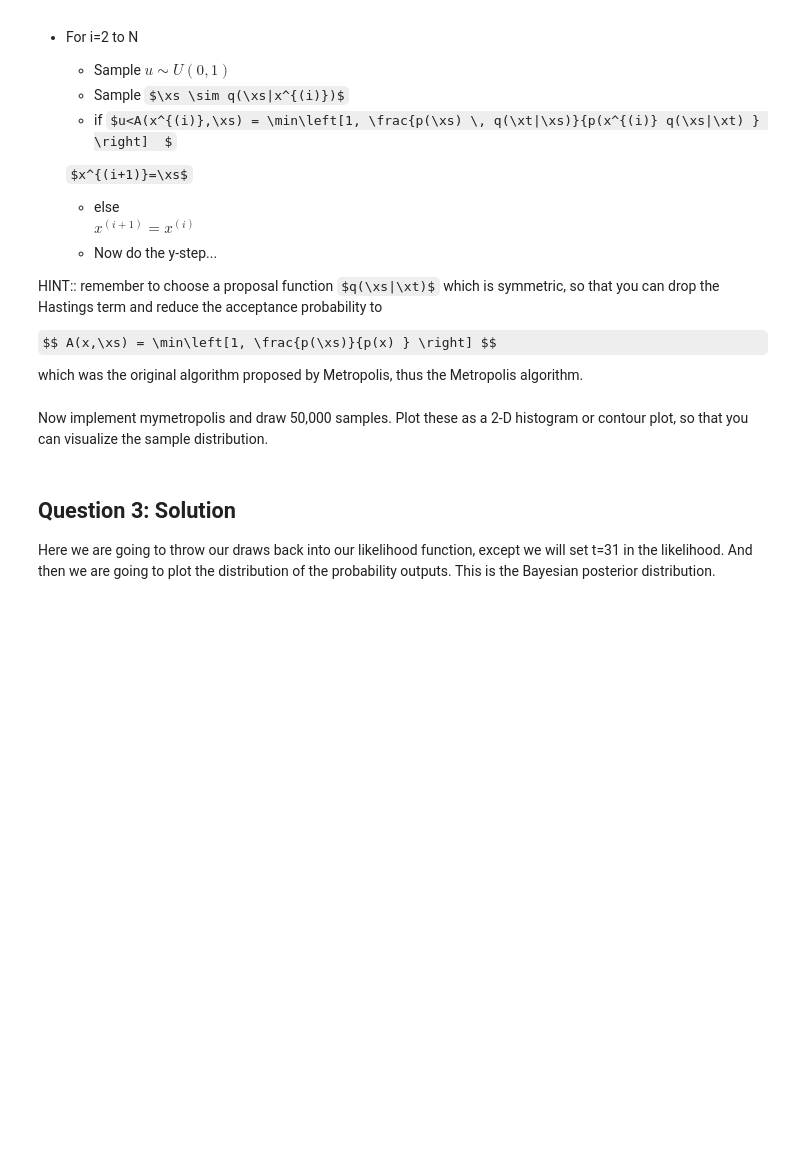
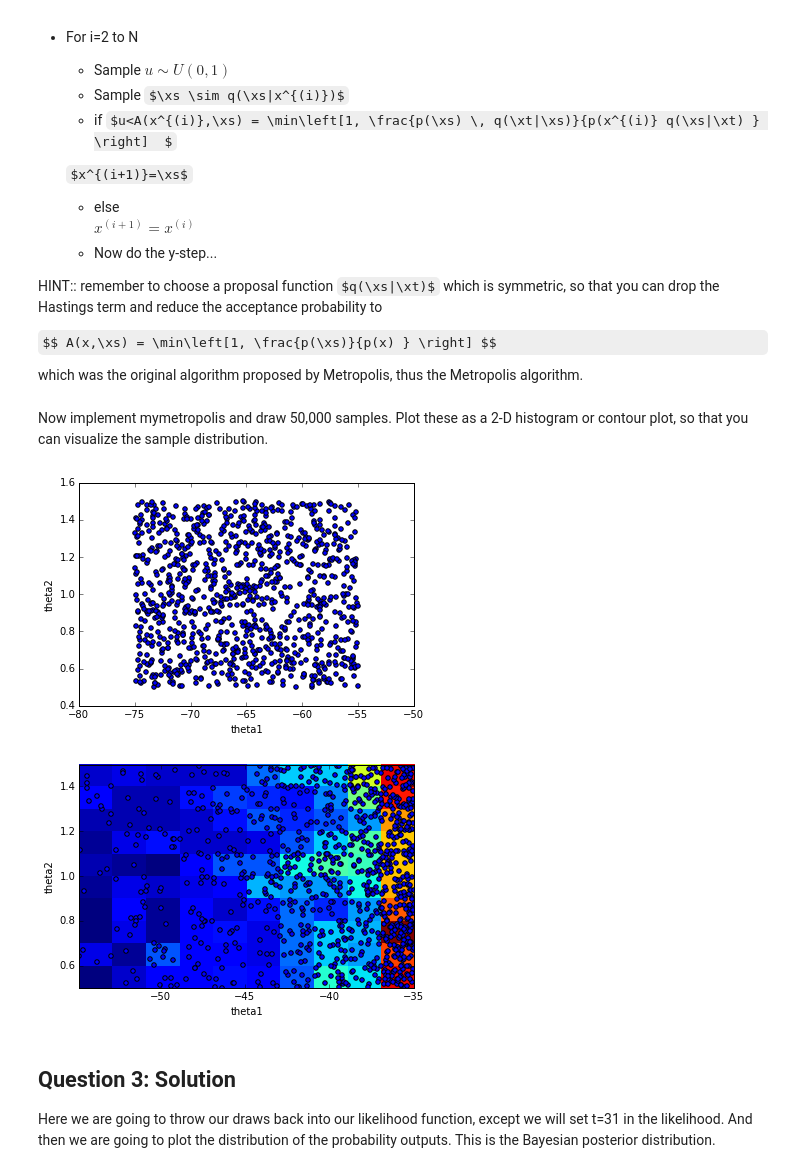
Before and after one commit to pmelchior/usrp-sciprog, a Jupyter notebook: day6/rmurata/Challenger.ipynb, the cells around one changed output. Drawn from its saved outputs; the diff is of its cells as text; code cells hidden in the pictures; some formulas as TeX source; blank space fills up the shorter version.

```diff
--- a/day6/rmurata/Challenger.ipynb
+++ b/day6/rmurata/Challenger.ipynb
@@ -84,10 +112,3 @@ The first step to sampling from a posterior is to define the likelihood. Begin b
 [Hint: if a problem seems complicated, simplify it. Do you think this is a true or false statement?]
 # %% [markdown]
 Next, define your function for the likelihood which should call your logit_func at some point:
-# %%
-def mylikelihood(foo1,foo2,etc):
-    """
-    Define the likelihood function and it's input params
-    """
-    pass
-    return out
@@ -118,13 +171,3 @@ HINT:: remember to choose a proposal function $q(\xs|\xt)$ which is symmetric, s
 
 $$ A(x,\xs) = \min\left[1, \frac{p(\xs)}{p(x) } \right] $$
 which was the original algorithm proposed by Metropolis, thus the Metropolis algorithm.
-# %%
-def mymetropolis(foo1,foo2,etc):
-    """
-    Define your metropolis function
-    This will call your likelihood function and sample from the posterior (prior x likelihood)
-    The inputs only need to be the number of sample draws you want (and maybe an option for the proposal step size)
-    Output should probably be a [N x 2] element array containing draws for theta_1, and theta_2
-    """
-    pass
-    return out
@@ -137,3 +221,28 @@ Now implement mymetropolis and draw 50,000 samples. Plot these as a 2-D histogra
+# %%
+## Impletement for Metropolis sampler here.
+
+## And plot the histogram and/or contours of the samples
+N_sample = 1000
+theta1_ini = np.array([(2.*np.random.random()-1.)*10.-65. for i in range(N_sample)])
+theta2_ini = np.array([(2.*np.random.random()-1.)*0.5+1. for i in range(N_sample)])
+plt.xlabel('theta1')
+plt.ylabel('theta2')
+plt.scatter(theta1_ini, theta2_ini)
+plt.show()
+
+N_repeat = 150
+for i in range(N_sample):
+    for j in range(N_repeat):
+        theta1_ini[i], theta2_ini[i] = mymetropolis(theta1_ini[i], theta2_ini[i],data)
+plt.xlabel('theta1')
+plt.ylabel('theta2')
+plt.scatter(theta1_ini, theta2_ini)
+plt.hist2d(theta1_ini, theta2_ini)
+plt.show()
+plt.hist2d(theta1)
+# %% [output]
+[figure, added]
+[figure, added]
 # %% [markdown]
 ## Question 3: Solution
 Here we are going to throw our draws back into our likelihood function, except we will set t=31 in the likelihood. And then we are going to plot the distribution of the probability outputs. This is the Bayesian posterior distribution.
```
Also changed, not shown: parts of 8 cells of this notebook.
